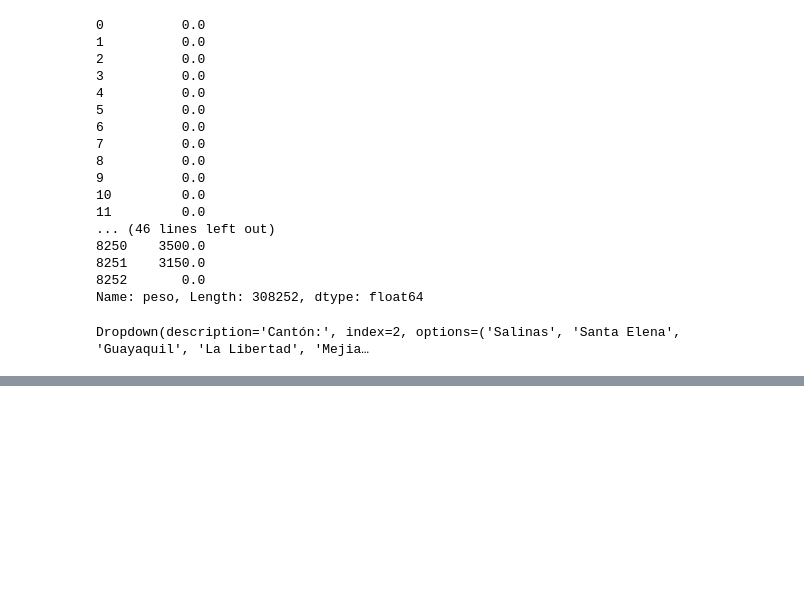
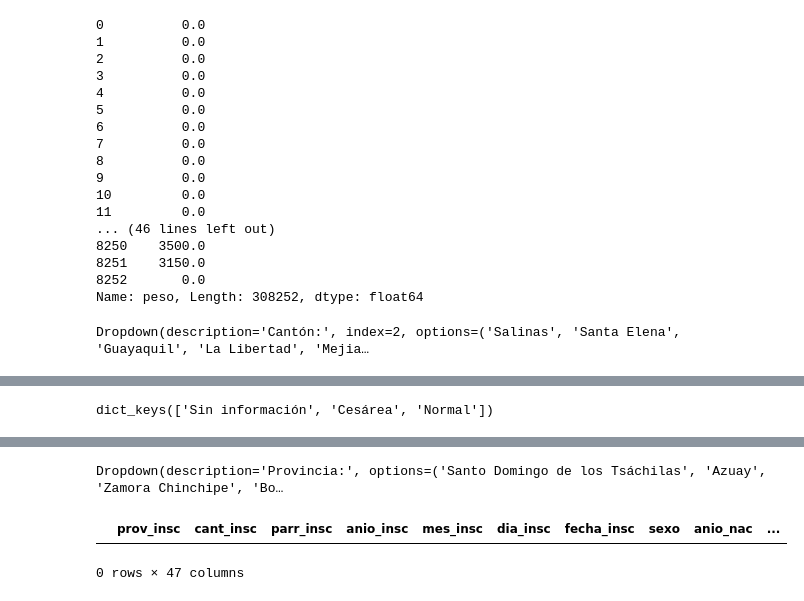
Before and after one commit to Obtencion-Limpieza-Datos/talle-1-djosuejj, a Jupyter notebook: TallerLunes06-08.ipynb, the cells around one changed output, grey strips where cells are left out. Saved outputs shown, nothing was run; the diff lists cells and outputs as text; code cells hidden in the pictures; blank space fills up the shorter version.

```diff
--- a/TallerLunes06-08.ipynb
+++ b/TallerLunes06-08.ipynb
@@ -158,0 +141,37 @@ data8[(data8['cant_insc'] =="Salinas") & (data8['dia_nac'] > 15)]
+# %%
+dict.fromkeys(data8['tipo_part']).keys()
+# %% [output]
+dict_keys(['Sin información', 'Cesárea', 'Normal'])
+# %%
+#Obtener un dataset que permita obtener todos los nacimientos en base a la selección del tipo de parto y las provincias de la sierra
+mi_df=['Sin información', 'Normal', 'Cesárea']
+# %%
+provsierra=[
+'Santo Domingo de los Tsáchilas',
+'Azuay' ,
+'Zamora Chinchipe',
+'Bolívar',
+'Morona Santiago',
+'Sucumbíos',
+'Pastaza',
+'Imbabura',
+'Napo',
+'Loja',
+'Tungurahua',
+'Cañar',
+'Carchi']
+# %%
+w = widgets.Dropdown(
+    options=mi_df,
+    description='Tipo parto:',
+    disabled=False,
+)
+
+w2 = widgets.Dropdown(
+    options=provsierra,
+    description='Provincia:',
+    disabled=False,
+)
+display(w,w2)
+data8[(data8['cant_insc'] ==w.value) & (data8['tipo_part']==w2.value)]
+# %% [output]
@@ -158,0 +179,3 @@ data8[(data8['cant_insc'] =="Salinas") & (data8['dia_nac'] > 15)]
+Dropdown(description='Provincia:', options=('Santo Domingo de los Tsáchilas', 'Azuay', 'Zamora Chinchipe', 'Bo…
+|  | prov_insc | cant_insc | parr_insc | anio_insc | mes_insc | dia_insc | fecha_insc | sexo | anio_nac | ... |
+0 rows × 47 columns
```
Also changed, not shown: parts of 9 cells of this notebook.
